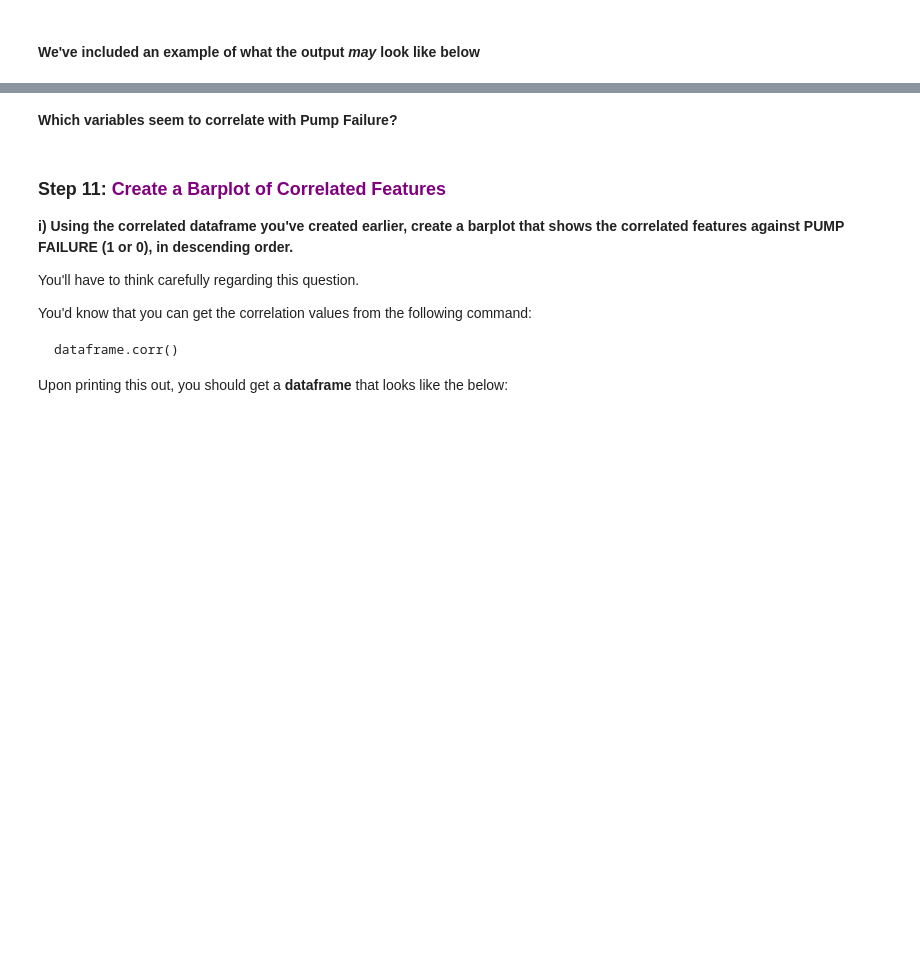
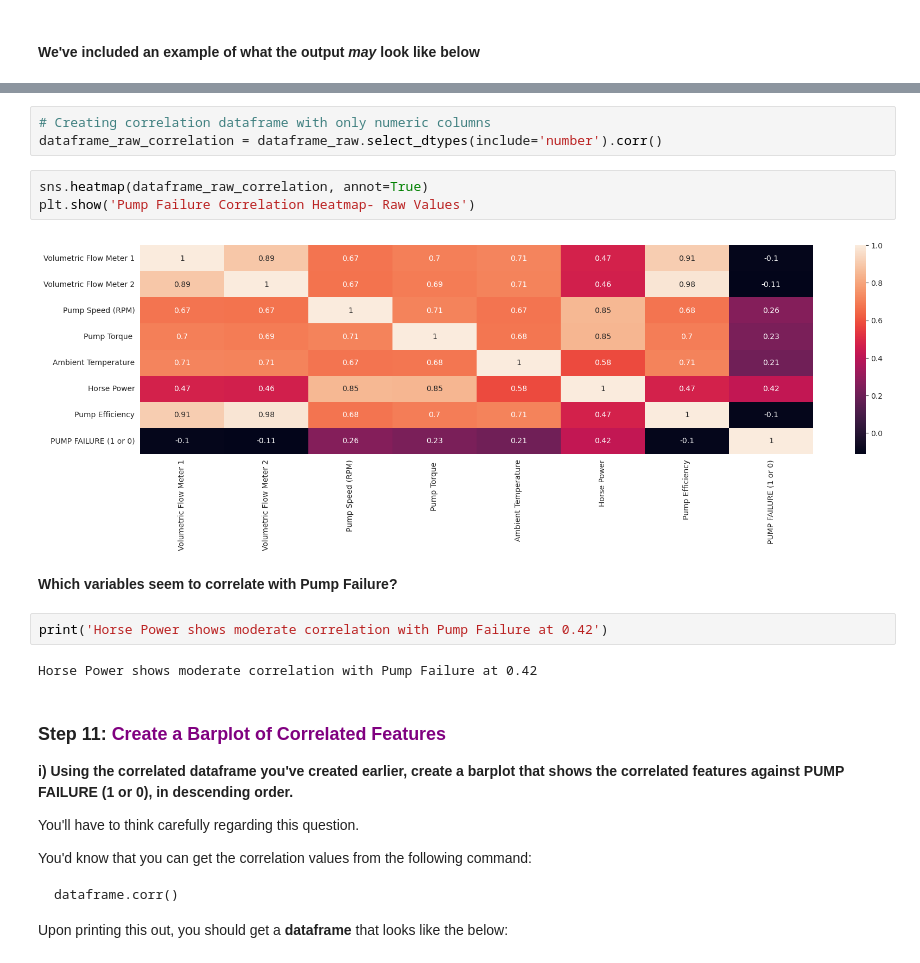
Before and after one commit to mapsg91/mg_southern_water, a Jupyter notebook: Southern_MG_Water_Corp_OLS_Case_Study.ipynb, the cells around one changed output, grey strips where cells are left out. Cells and saved outputs as stored; diff of their text form; blank space fills up the shorter version.

```diff
--- a/Southern_MG_Water_Corp_OLS_Case_Study.ipynb
+++ b/Southern_MG_Water_Corp_OLS_Case_Study.ipynb
@@ -639,5 +637,17 @@ You'll need to ensure you use the following <a href = https://pandas.pydata.org/
+# %%
+# Creating correlation dataframe with only numeric columns
+dataframe_raw_correlation = dataframe_raw.select_dtypes(include='number').corr()
+# %%
+sns.heatmap(dataframe_raw_correlation, annot=True)
+plt.show('Pump Failure Correlation Heatmap- Raw Values')
+# %% [output]
+[figure, added]
 # %% [markdown]
 **Which variables seem to correlate with Pump Failure?**
+# %%
+print('Horse Power shows moderate correlation with Pump Failure at 0.42')
+# %% [output]
+Horse Power shows moderate correlation with Pump Failure at 0.42
 # %% [markdown]
 
 ### Step 11: <span style="color:purple">Create a Barplot of Correlated Features</span>
```
Also changed, not shown: parts of 13 cells of this notebook.
